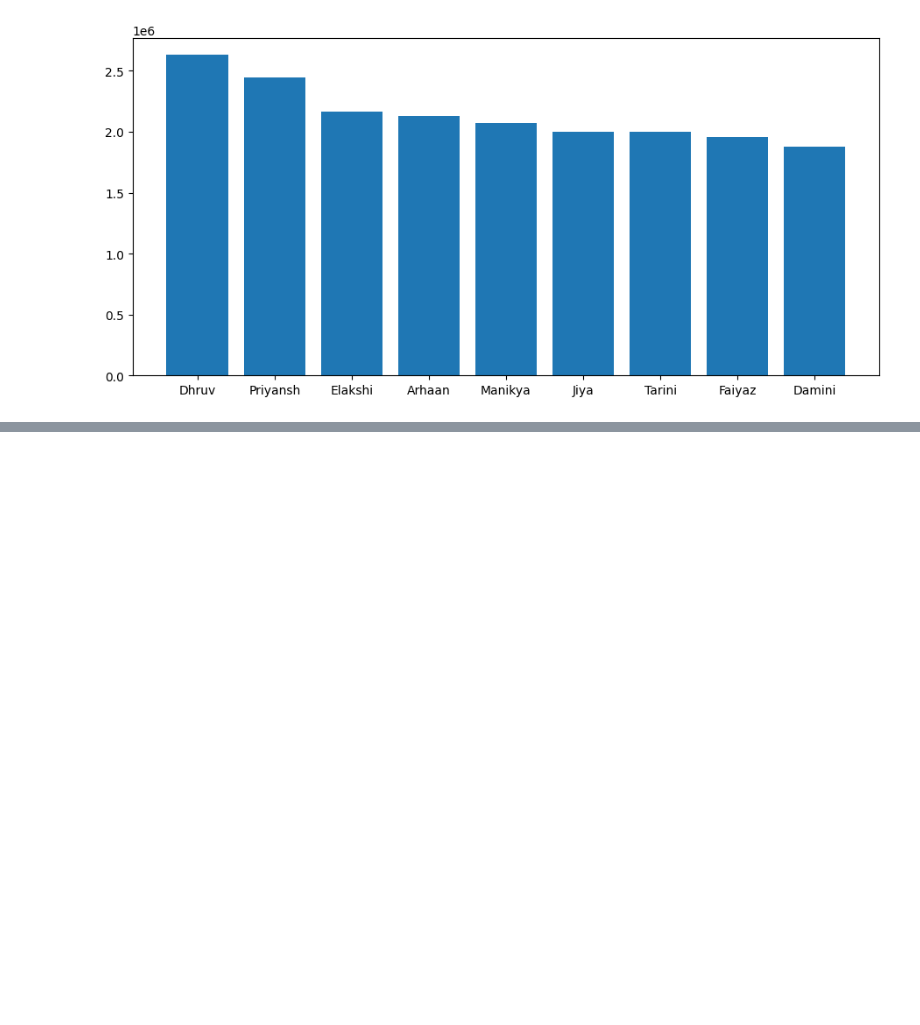
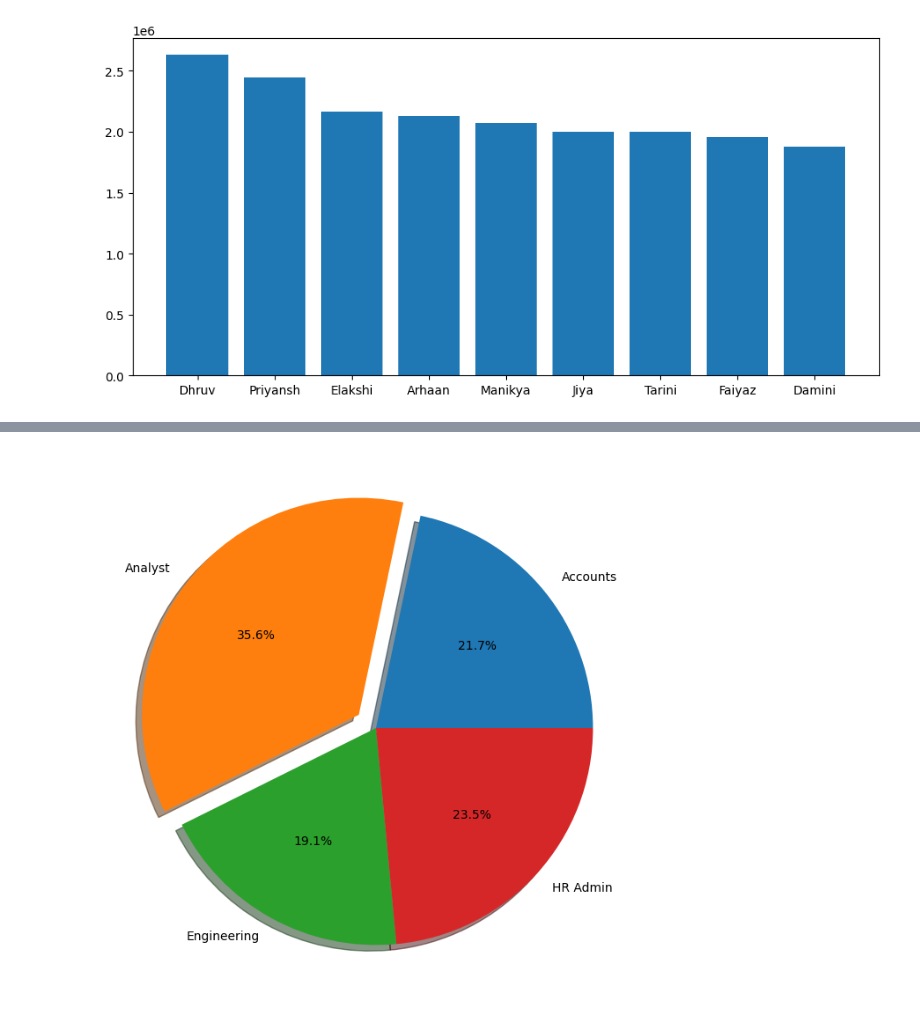
Before and after one commit to VishalMurya/Weekend_1000, a Jupyter notebook: Swiftmarket.ipynb, the cells around one changed output, grey strips where cells are left out. Saved outputs shown, nothing was run; the diff lists cells and outputs as text; code cells hidden in the pictures; blank space fills up the shorter version.

```diff
--- a/Swiftmarket.ipynb
+++ b/Swiftmarket.ipynb
@@ -125,0 +175,14 @@ plt.bar(x = customer , height= expend)
+# %%
+query = """ select fe.firstname, fe.lastname, fe.total_salary , fe.department, fe.ranked
+            from
+            (select *,
+            sum(salary) over(partition by department) as total_salary,
+            rank() over(partition by department order by salary desc) as ranked
+            from employees
+            limit 50) fe
+
+            where fe.ranked   < 2
+         """
+
+emp_salary = read_query(query)
+emp_salary
@@ -125,0 +195,4 @@ plt.bar(x = customer , height= expend)
+# %%
+dept_name = emp_salary['department'].values
+# %%
+emp_salary = emp_salary['total_salary'].values
@@ -125,0 +203,10 @@ plt.bar(x = customer , height= expend)
+# %%
+plt.figure(figsize=(11,8))
+plt.pie(x = emp_salary  ,
+         labels = dept_name ,
+         autopct= '%1.1f%%',
+         explode = [0,0.1,0,0],
+         shadow=True)
+plt.show()
+# %% [output]
+[figure, added]
```
Also changed, not shown: parts of 8 cells of this notebook.
